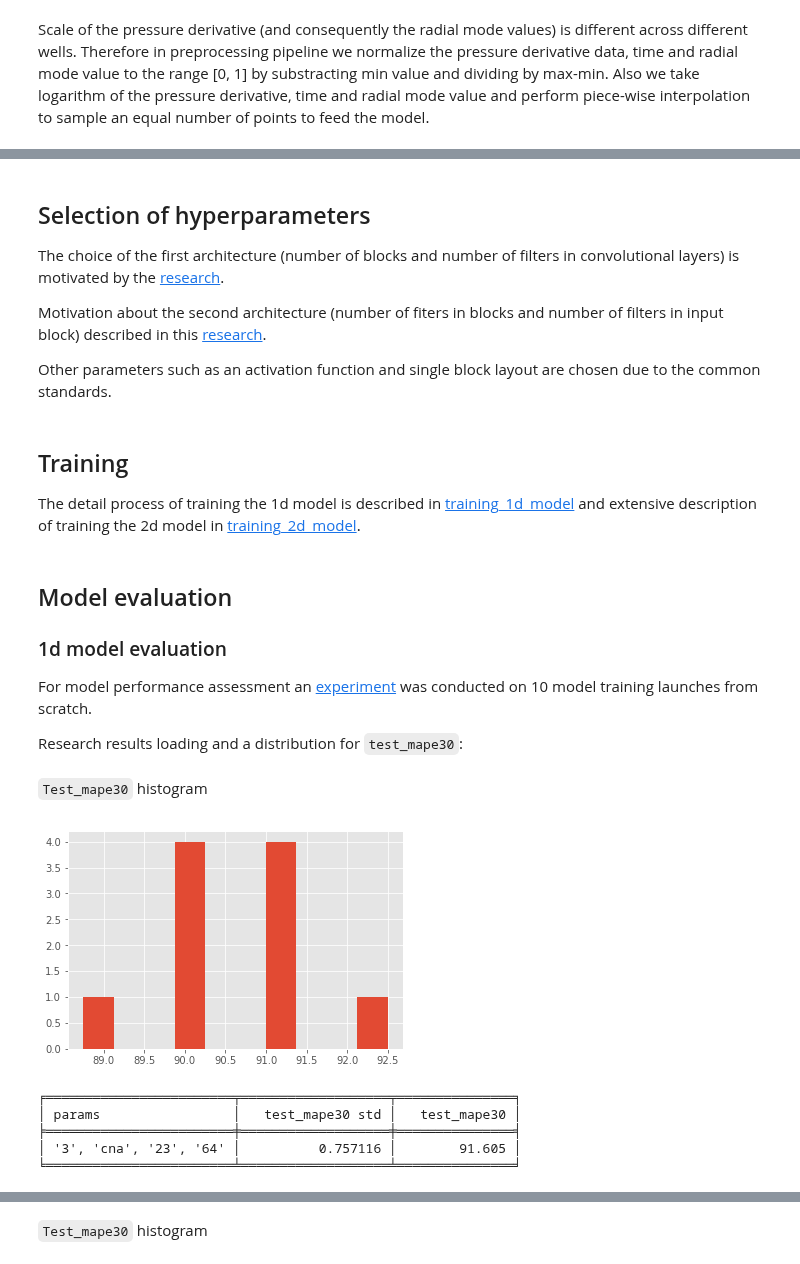
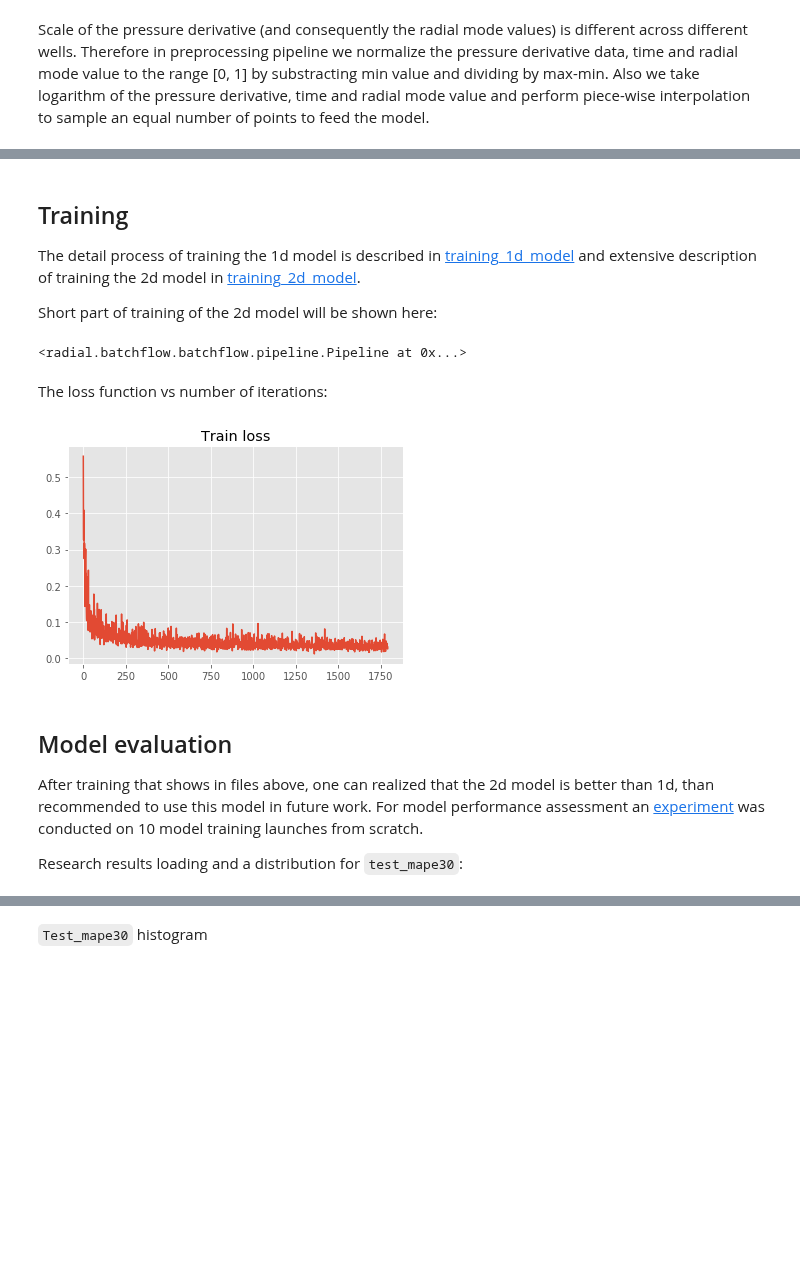
Before and after one commit to analysiscenter/radial, a Jupyter notebook: standards/model_description.ipynb, the cells around one changed output, grey strips where cells are left out. Drawn from its saved outputs; the diff is of its cells as text; code cells hidden in the pictures; blank space fills up the shorter version.

Commit message:
updated standards

```diff
--- a/standards/model_description.ipynb
+++ b/standards/model_description.ipynb
@@ -196,23 +127,30 @@ model_config = {
     'loss': 'mse',
     'optimizer': 'Adam'
 }
-# %% [markdown]
-## Selection of hyperparameters
-
-The choice of the first architecture (number of blocks and number of filters in convolutional layers) is motivated by the [research](./parameters_estimation_1d_model.ipynb).
-
-Motivation about the second architecture (number of fiters in blocks and number of filters in input block) described in this [research]('./parameters_estimation_2d_model.ipynb').
-
-Other parameters such as an activation function and single block layout are chosen due to the common standards.
 # %% [markdown]
+
 ## Training
 
-The detail process of training the 1d model is described in [training_1d_model](./training_1d_model.ipynb) and extensive description of training the 2d model in [training_2d_model](./training_1d_model.ipynb).
+The detail process of training the 1d model is described in [training_1d_model](./training_1d_model.ipynb) and extensive description of training the 2d model in [training_2d_model](./training_2d_model.ipynb).
+
+Short part of training of the 2d model will be shown here:
+# %%
+prep_pipeline = create_preprocess_pipeline(N_SAMPLES, np.random.random)
+train_pipeline = create_train_pipeline(ResNet, model_config, prep_pipeline) << ds_train
+# %%
+train_pipeline.run(50, n_epochs=300, shuffle=True, drop_last=True, bar=True)
+# %% [output]
+<radial.batchflow.batchflow.pipeline.Pipeline at 0x...>
+# %% [markdown]
+The loss function vs number of iterations:
+# %%
+plt.plot(train_pipeline.get_variable('loss')[10:])
+plt.title('Train loss');
+# %% [output]
+[figure, added]
 # %% [markdown]
 ## Model evaluation
 
-### 1d model evaluation
-
-For model performance assessment an [experiment](./parameters_estimation_1d_model.ipynb) was conducted on 10 model training launches from  scratch.
+After training that shows in files above, one can realized that the 2d model is better than 1d, than recommended to use this model in future work. For model performance assessment an [experiment](./parameters_estimation_2d_model.ipynb) was conducted on 10 model training launches from scratch.
 
 Research results loading and a distribution for `test_mape30`:
@@ -222,15 +156,0 @@ all_metrics = np.array(res_table[res_table['iteration']==1999][res_table['name']
-# %% [markdown]
-`Test_mape30` histogram
-# %%
-plt.hist(all_metrics)
-plt.show()
-# %% [output]
-[figure, removed]
-# %%
-print_results(research='model_est_1/', names=['test_mape30'], types_var=['metrics'], n_last=50)
-# %% [output]
-╒════════════════════════╤═══════════════════╤═══════════════╕
-│ params                 │   test_mape30 std │   test_mape30 │
-╞════════════════════════╪═══════════════════╪═══════════════╡
-│ '3', 'cna', '23', '64' │          0.757116 │        91.605 │
-╘════════════════════════╧═══════════════════╧═══════════════╛
```
Also changed, not shown: parts of 21 cells of this notebook, 5 other files.
